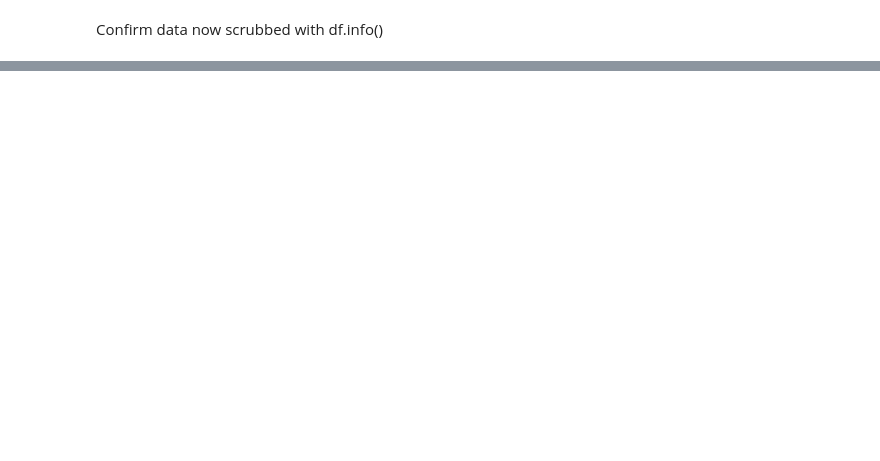
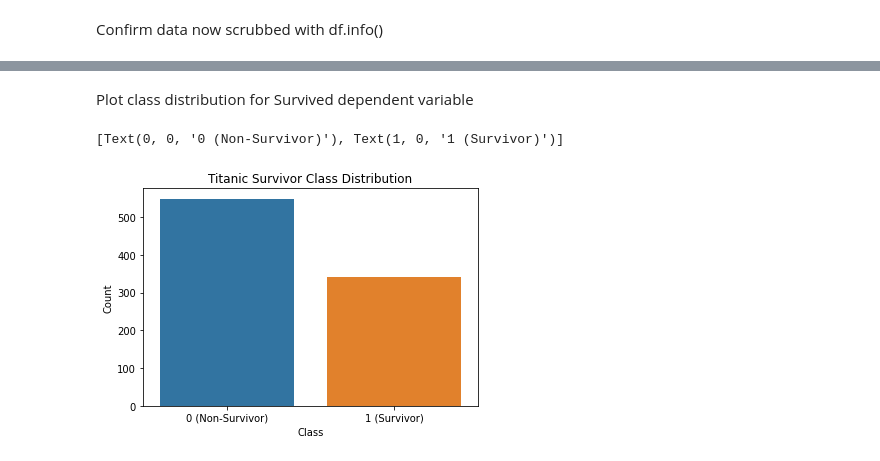
Before and after one commit to blantj/Titanic_Survival_Classification, a Jupyter notebook: Modeling.ipynb, the cells around one changed output, grey strips where cells are left out. Cells and saved outputs as stored; diff of their text form; code cells hidden in the pictures; blank space fills up the shorter version.

Commit message:
Explore data

```diff
--- a/Modeling.ipynb
+++ b/Modeling.ipynb
@@ -144,0 +289,12 @@ memory usage: 69.7 KB
+# %% [markdown]
+Plot class distribution for Survived dependent variable
+# %%
+fig, ax = plt.subplots()
+sns.countplot(x='Survived', data=df, ax=ax)
+ax.set_xlabel('Class')
+ax.set_ylabel('Count')
+ax.set_title('Titanic Survivor Class Distribution')
+ax.set_xticklabels(['0 (Non-Survivor)', '1 (Survivor)'])
+# %% [output]
+[Text(0, 0, '0 (Non-Survivor)'), Text(1, 0, '1 (Survivor)')]
+[figure, added]
```
Also changed, not shown: parts of 17 cells of this notebook.
